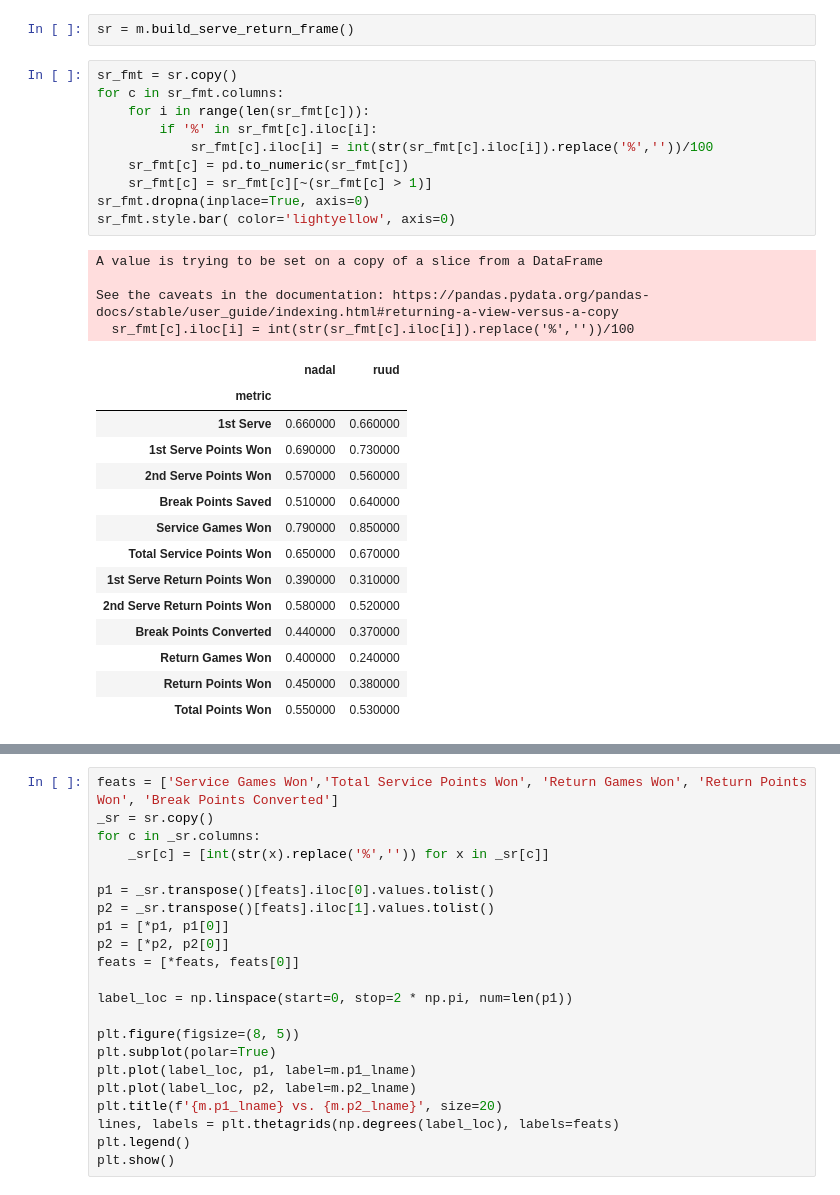
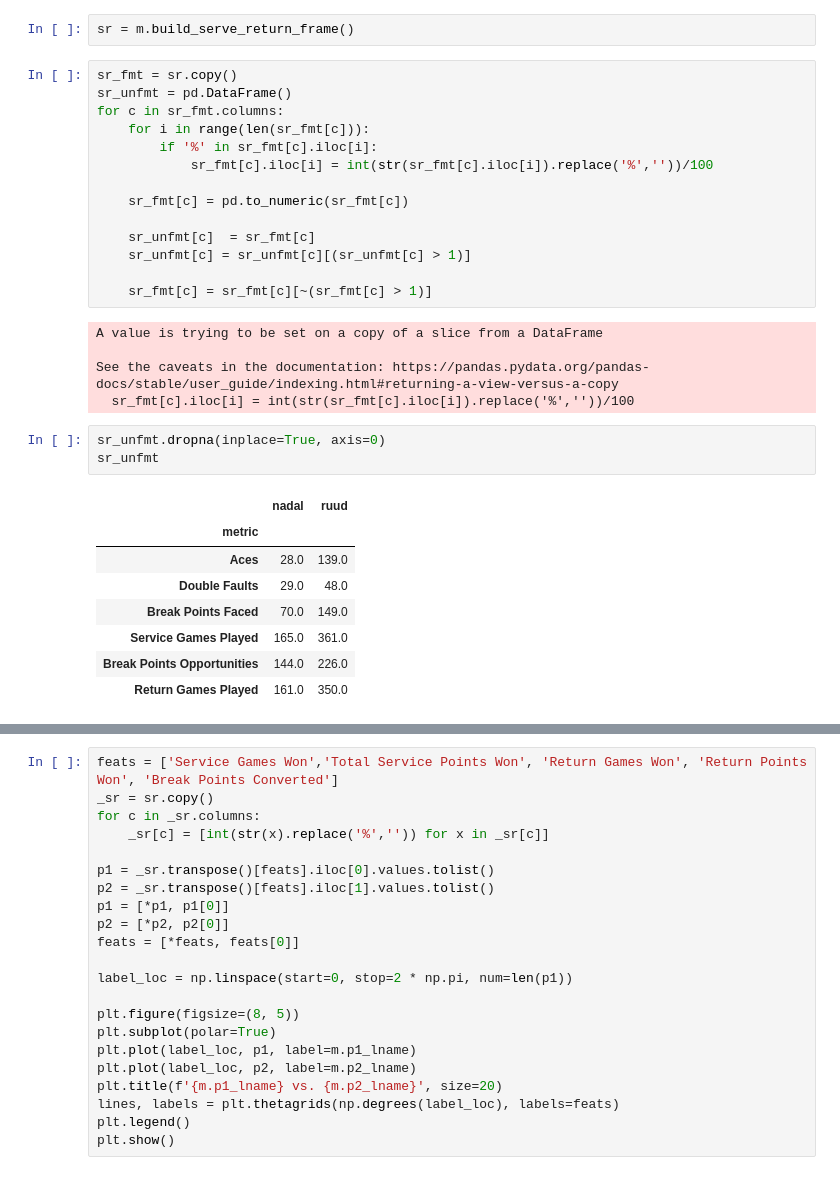
Before and after one commit to sandsmichael/bet, a Jupyter notebook: tennis.ipynb, the cells around one changed output, grey strips where cells are left out. Cells and saved outputs as stored; diff of their text form.

```diff
--- a/tennis.ipynb
+++ b/tennis.ipynb
@@ -19,30 +24,32 @@ scrape ytd data | warn: uneven number of matches played by surface
 sr = m.build_serve_return_frame()
 # %%
 sr_fmt = sr.copy()
+sr_unfmt = pd.DataFrame()
 for c in sr_fmt.columns:
     for i in range(len(sr_fmt[c])):
         if '%' in sr_fmt[c].iloc[i]:
             sr_fmt[c].iloc[i] = int(str(sr_fmt[c].iloc[i]).replace('%',''))/100
+
     sr_fmt[c] = pd.to_numeric(sr_fmt[c])
+
+    sr_unfmt[c]  = sr_fmt[c]
+    sr_unfmt[c] = sr_unfmt[c][(sr_unfmt[c] > 1)]
+
     sr_fmt[c] = sr_fmt[c][~(sr_fmt[c] > 1)]
-sr_fmt.dropna(inplace=True, axis=0)
-sr_fmt.style.bar( color='lightyellow', axis=0)
 # %% [output]
 A value is trying to be set on a copy of a slice from a DataFrame
 
 See the caveats in the documentation: https://pandas.pydata.org/pandas-docs/stable/user_guide/indexing.html#returning-a-view-versus-a-copy
   sr_fmt[c].iloc[i] = int(str(sr_fmt[c].iloc[i]).replace('%',''))/100
-|  | nadal | ruud |
-| metric |  |  |
-| 1st Serve | 0.660000 | 0.660000 |
-| 1st Serve Points Won | 0.690000 | 0.730000 |
-| 2nd Serve Points Won | 0.570000 | 0.560000 |
-| Break Points Saved | 0.510000 | 0.640000 |
-| Service Games Won | 0.790000 | 0.850000 |
-| Total Service Points Won | 0.650000 | 0.670000 |
-| 1st Serve Return Points Won | 0.390000 | 0.310000 |
-| 2nd Serve Return Points Won | 0.580000 | 0.520000 |
-| Break Points Converted | 0.440000 | 0.370000 |
-| Return Games Won | 0.400000 | 0.240000 |
-| Return Points Won | 0.450000 | 0.380000 |
-| Total Points Won | 0.550000 | 0.530000 |
+# %%
+sr_unfmt.dropna(inplace=True, axis=0)
+sr_unfmt
+# %% [output]
+|  | nadal | ruud |
+| metric |  |  |
+| Aces | 28.0 | 139.0 |
+| Double Faults | 29.0 | 48.0 |
+| Break Points Faced | 70.0 | 149.0 |
+| Service Games Played | 165.0 | 361.0 |
+| Break Points Opportunities | 144.0 | 226.0 |
+| Return Games Played | 161.0 | 350.0 |
```
Also changed, not shown: parts of 18 cells of this notebook, 4 other files.
